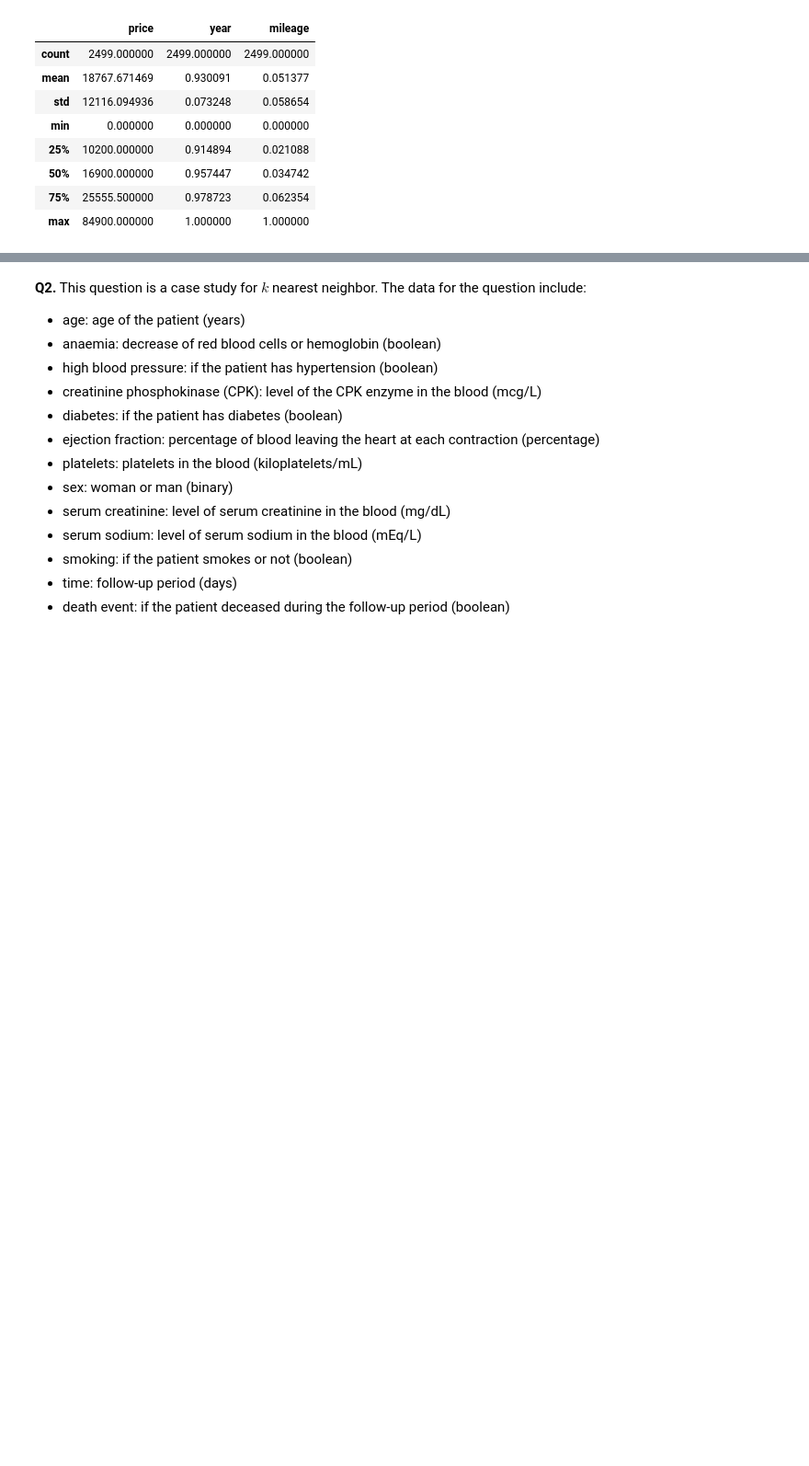
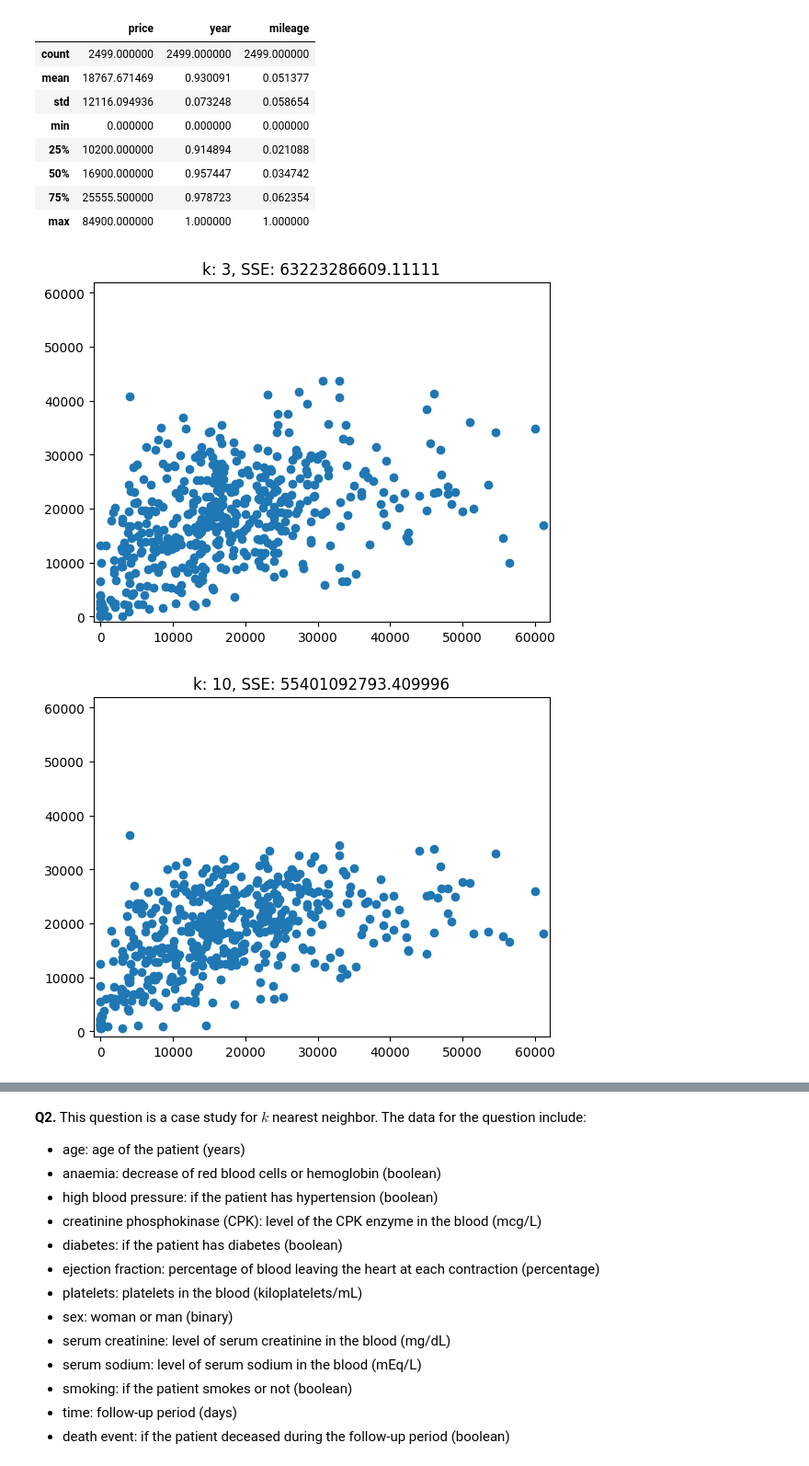
Before and after one commit to PavanVinja/knn, a Jupyter notebook: assignment_knn.ipynb, the cells around one changed output, grey strips where cells are left out. Shown: that part at 92% size. Saved outputs shown, nothing was run; the diff lists cells and outputs as text; code cells hidden in the pictures; blank space fills up the shorter version.

```diff
--- a/assignment_knn.ipynb
+++ b/assignment_knn.ipynb
@@ -57,3 +57,28 @@ df.describe()
 | 50% | 16900.000000 | 0.957447 | 0.034742 |
 | 75% | 25555.500000 | 0.978723 | 0.062354 |
 | max | 84900.000000 | 1.000000 | 1.000000 |
+# %%
+from sklearn.model_selection import train_test_split
+y = df['price']
+X = df.drop('price', axis=1)
+X_train, X_test, y_train, y_test = train_test_split(X,y,
+                                                    test_size=.2,
+                                                    random_state=100)
+# %%
+k_bar = [3,10,25,50,100,300]
+
+for k in k_bar:
+    model = KNeighborsRegressor(n_neighbors=k)
+    fitted_model = model.fit(X_train,y_train)
+    y_hat = fitted_model.predict(X_test)
+    SSE = np.sum( (y_test-y_hat)**2 )
+
+    plot, axes = plt.subplots()
+    plt.scatter(y_test, y_hat)
+    plt.title('k: ' + str(k) + ', SSE: ' + str(SSE))
+    axes.set_ylim(-1000, 62000)
+    axes.set_xlim(-1000, 62000)
+    plt.show()
+# %% [output]
+[figure, added]
+[figure, added]
```
Also changed, not shown: parts of 14 cells of this notebook.
